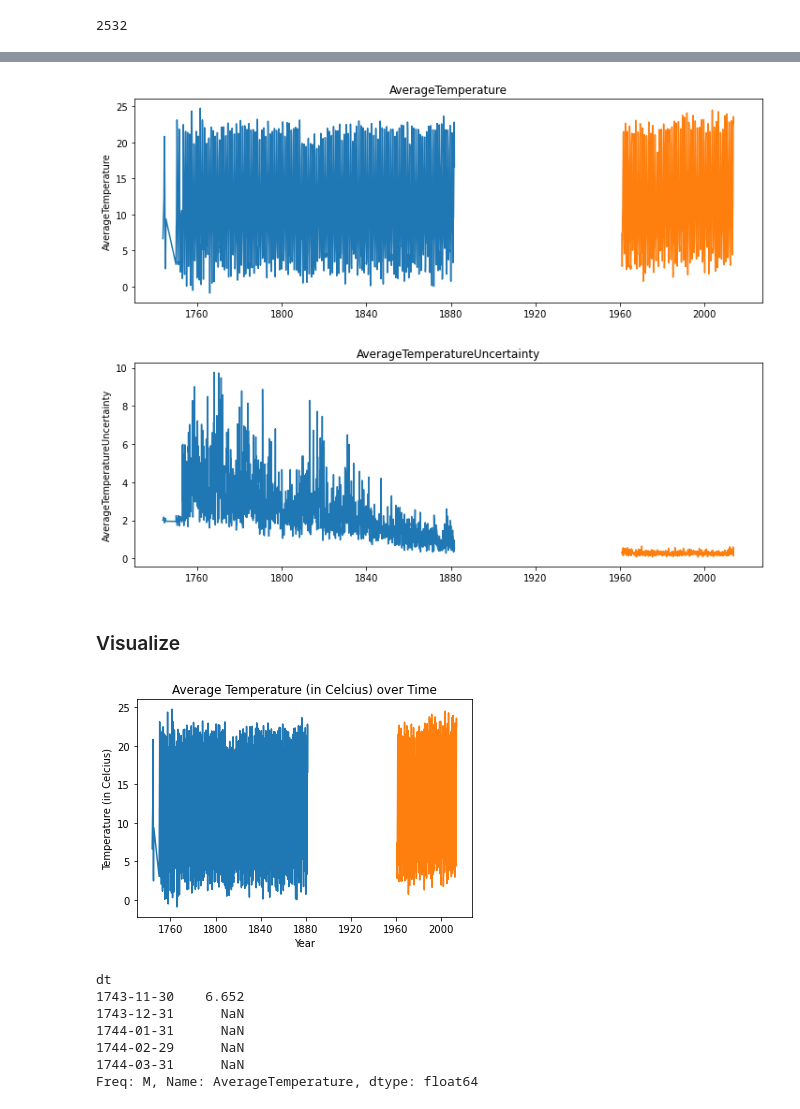
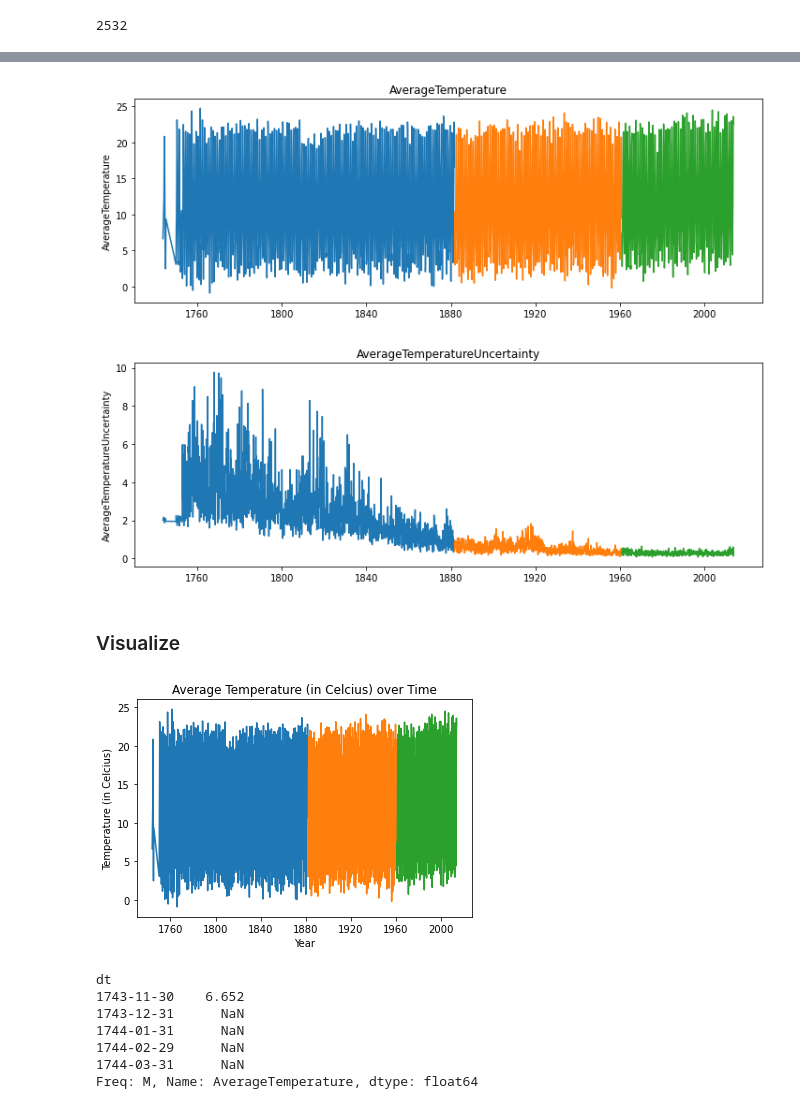
Before and after one commit to natasharivers/time-series-exercises, a Jupyter notebook: Time Series Project.ipynb, the cells around one changed output, grey strips where cells are left out. Drawn from its saved outputs; the diff is of its cells as text; code cells hidden in the pictures.

```diff
--- a/Time Series Project.ipynb
+++ b/Time Series Project.ipynb
@@ -270,20 +269,23 @@ pd.concat([validate.tail(1), test.head(1)])
 # %%
 #visualize distribution
 for col in train.columns.tolist()[0:2]:
     plt.figure(figsize=(12,4))
     plt.plot(train[col])
+    plt.plot(validate[col])
     plt.plot(test[col])
     plt.ylabel(col)
     plt.title(col)
     plt.show()
 # %% [output]
-[figure, old version]
+[figure, new version]
-[figure, old version]
+[figure, new version]
 # %% [markdown]
 ### Visualize
 # %%
 #plot train with target of average temp
 plt.plot(train.index, train.AverageTemperature)
+#plot test with target of average temp
+plt.plot(validate.index, validate.AverageTemperature)
 #plot test with target of average temp
 plt.plot(test.index, test.AverageTemperature)
 
@@ -294,7 +296,7 @@ plt.xlabel('Year')
 
 None
 # %% [output]
-[figure, old version]
+[figure, new version]
 # %%
 #set y to the target variable
 y = train.AverageTemperature.resample('M').mean()
```
Also changed, not shown: parts of 40 cells of this notebook.
